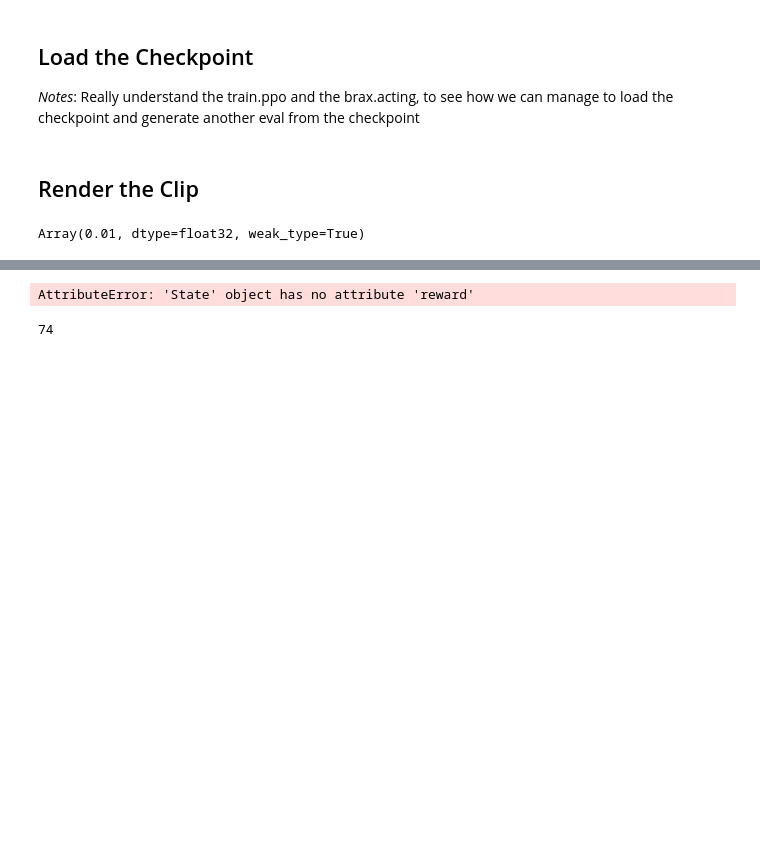
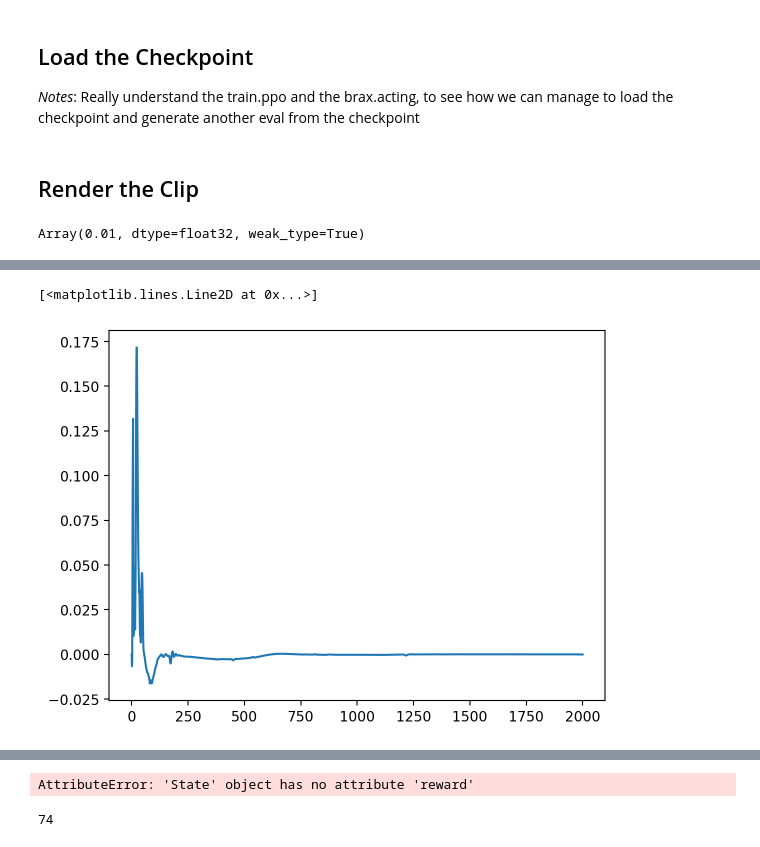
Before and after one commit to talmolab/Brax-Rodent-Run, a Jupyter notebook: render_rollout.ipynb, the cells around one changed output, grey strips where cells are left out. Drawn from its saved outputs; the diff is of its cells as text; code cells hidden in the pictures; blank space fills up the shorter version.

```diff
--- a/render_rollout.ipynb
+++ b/render_rollout.ipynb
@@ -300,3 +306,10 @@ states[-1].metrics
+# %%
+x_pos = [s.metrics["x_position"] for s in states]
+x_vel = [s.metrics["x_velocity"] for s in states]
+plt.plot(x_vel)
+# %% [output]
+[<matplotlib.lines.Line2D at 0x...>]
+[figure, added]
 # %%
 import matplotlib.pyplot as plt
 %matplotlib inline
```
Also changed, not shown: parts of 6 cells of this notebook, 1 other file.
